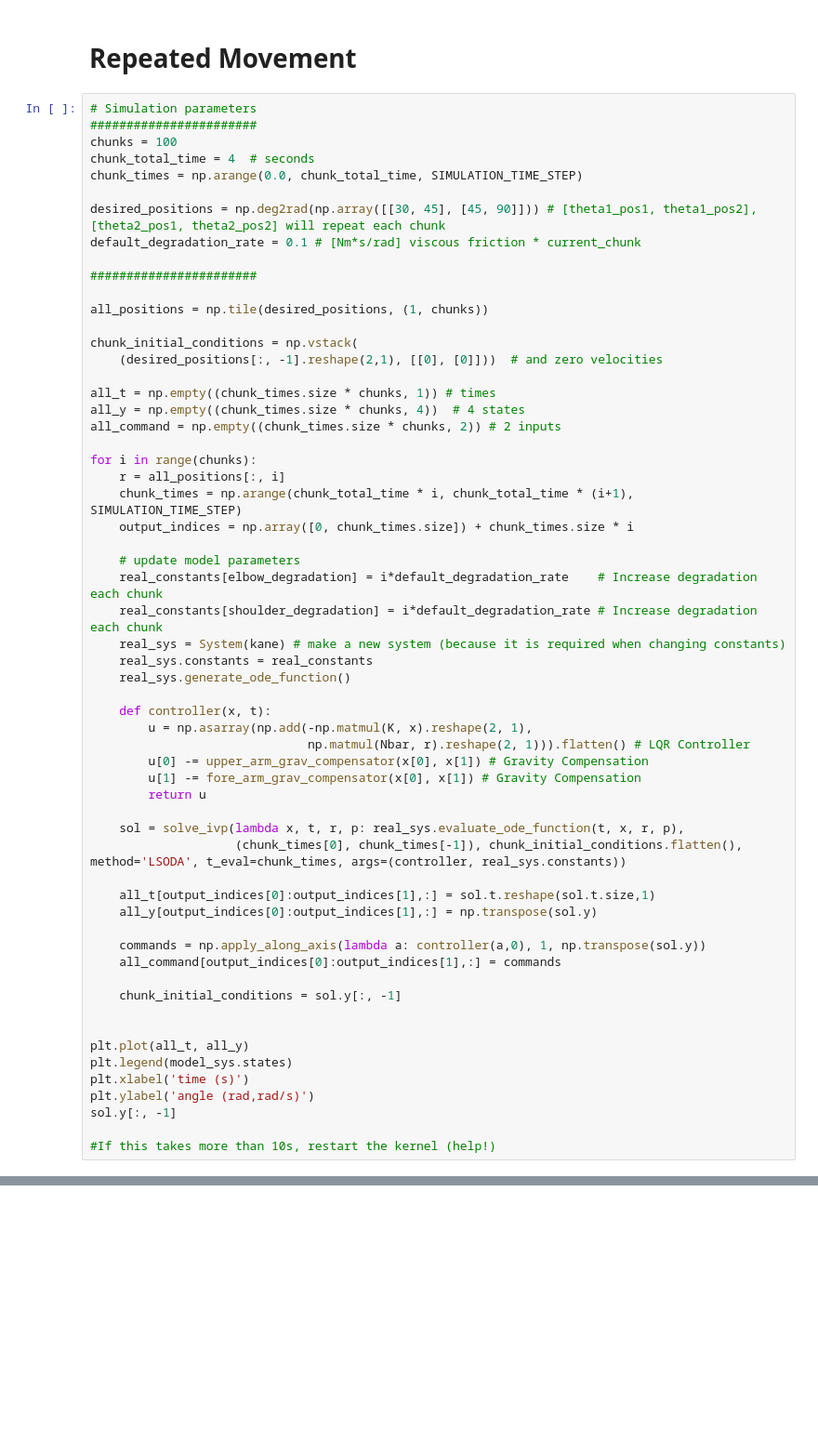
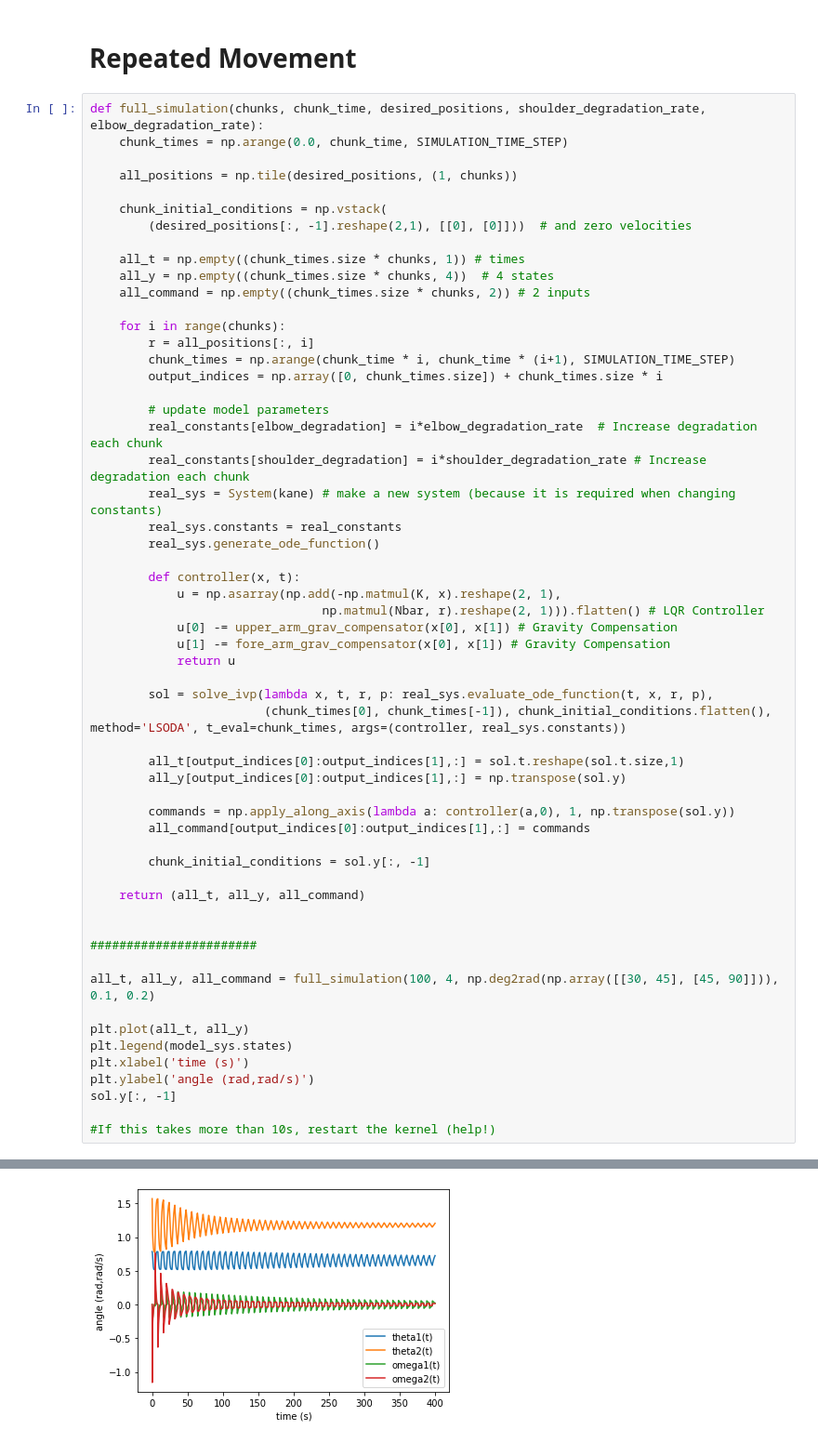
Before and after one commit to jdekarske/2d-robot-prognostics, a Jupyter notebook: visualization.ipynb, the cells around one changed output, grey strips where cells are left out. Shown at 93% size. Cells and saved outputs as stored; diff of their text form; blank space fills up the shorter version.

```diff
--- a/visualization.ipynb
+++ b/visualization.ipynb
@@ -134,56 +145,54 @@ scene.times = sol.t
 # %% [markdown]
 # Repeated Movement
 # %%
-# Simulation parameters
-#######################
-chunks = 100
-chunk_total_time = 4  # seconds
-chunk_times = np.arange(0.0, chunk_total_time, SIMULATION_TIME_STEP)
+def full_simulation(chunks, chunk_time, desired_positions, shoulder_degradation_rate, elbow_degradation_rate):
+    chunk_times = np.arange(0.0, chunk_time, SIMULATION_TIME_STEP)
 
-desired_positions = np.deg2rad(np.array([[30, 45], [45, 90]])) # [theta1_pos1, theta1_pos2], [theta2_pos1, theta2_pos2] will repeat each chunk
-default_degradation_rate = 0.1 # [Nm*s/rad] viscous friction * current_chunk
+    all_positions = np.tile(desired_positions, (1, chunks))
+
+    chunk_initial_conditions = np.vstack(
+        (desired_positions[:, -1].reshape(2,1), [[0], [0]]))  # and zero velocities
+
+    all_t = np.empty((chunk_times.size * chunks, 1)) # times
+    all_y = np.empty((chunk_times.size * chunks, 4))  # 4 states
+    all_command = np.empty((chunk_times.size * chunks, 2)) # 2 inputs
+
+    for i in range(chunks):
+        r = all_positions[:, i]
+        chunk_times = np.arange(chunk_time * i, chunk_time * (i+1), SIMULATION_TIME_STEP)
+        output_indices = np.array([0, chunk_times.size]) + chunk_times.size * i
+
+        # update model parameters
+        real_constants[elbow_degradation] = i*elbow_degradation_rate  # Increase degradation each chunk
+        real_constants[shoulder_degradation] = i*shoulder_degradation_rate # Increase degradation each chunk
+        real_sys = System(kane) # make a new system (because it is required when changing constants)
+        real_sys.constants = real_constants
+        real_sys.generate_ode_function()
+
+        def controller(x, t):
+            u = np.asarray(np.add(-np.matmul(K, x).reshape(2, 1),
+                                np.matmul(Nbar, r).reshape(2, 1))).flatten() # LQR Controller
+            u[0] -= upper_arm_grav_compensator(x[0], x[1]) # Gravity Compensation
+            u[1] -= fore_arm_grav_compensator(x[0], x[1]) # Gravity Compensation
+            return u
+
+        sol = solve_ivp(lambda x, t, r, p: real_sys.evaluate_ode_function(t, x, r, p),
+                        (chunk_times[0], chunk_times[-1]), chunk_initial_conditions.flatten(), method='LSODA', t_eval=chunk_times, args=(controller, real_sys.constants))
+
+        all_t[output_indices[0]:output_indices[1],:] = sol.t.reshape(sol.t.size,1)
+        all_y[output_indices[0]:output_indices[1],:] = np.transpose(sol.y)
+
+        commands = np.apply_along_axis(lambda a: controller(a,0), 1, np.transpose(sol.y))
+        all_command[output_indices[0]:output_indices[1],:] = commands
+
+        chunk_initial_conditions = sol.y[:, -1]
+
+    return (all_t, all_y, all_command)
+
 
 #######################
 
-all_positions = np.tile(desired_positions, (1, chunks))
-
-chunk_initial_conditions = np.vstack(
-    (desired_positions[:, -1].reshape(2,1), [[0], [0]]))  # and zero velocities
-
-all_t = np.empty((chunk_times.size * chunks, 1)) # times
-all_y = np.empty((chunk_times.size * chunks, 4))  # 4 states
-all_command = np.empty((chunk_times.size * chunks, 2)) # 2 inputs
-
-for i in range(chunks):
-    r = all_positions[:, i]
-    chunk_times = np.arange(chunk_total_time * i, chunk_total_time * (i+1), SIMULATION_TIME_STEP)
-    output_indices = np.array([0, chunk_times.size]) + chunk_times.size * i
-
-    # update model parameters
-    real_constants[elbow_degradation] = i*default_degradation_rate    # Increase degradation each chunk
-    real_constants[shoulder_degradation] = i*default_degradation_rate # Increase degradation each chunk
-    real_sys = System(kane) # make a new system (because it is required when changing constants)
-    real_sys.constants = real_constants
-    real_sys.generate_ode_function()
-
-    def controller(x, t):
-        u = np.asarray(np.add(-np.matmul(K, x).reshape(2, 1),
-                              np.matmul(Nbar, r).reshape(2, 1))).flatten() # LQR Controller
-        u[0] -= upper_arm_grav_compensator(x[0], x[1]) # Gravity Compensation
-        u[1] -= fore_arm_grav_compensator(x[0], x[1]) # Gravity Compensation
-        return u
-
-    sol = solve_ivp(lambda x, t, r, p: real_sys.evaluate_ode_function(t, x, r, p),
-                    (chunk_times[0], chunk_times[-1]), chunk_initial_conditions.flatten(), method='LSODA', t_eval=chunk_times, args=(controller, real_sys.constants))
-
-    all_t[output_indices[0]:output_indices[1],:] = sol.t.reshape(sol.t.size,1)
-    all_y[output_indices[0]:output_indices[1],:] = np.transpose(sol.y)
-
-    commands = np.apply_along_axis(lambda a: controller(a,0), 1, np.transpose(sol.y))
-    all_command[output_indices[0]:output_indices[1],:] = commands
-
-    chunk_initial_conditions = sol.y[:, -1]
-
+all_t, all_y, all_command = full_simulation(100, 4, np.deg2rad(np.array([[30, 45], [45, 90]])), 0.1, 0.2)
 
 plt.plot(all_t, all_y)
 plt.legend(model_sys.states)
@@ -192,3 +201,4 @@ plt.ylabel('angle (rad,rad/s)')
 sol.y[:, -1]
 
 #If this takes more than 10s, restart the kernel (help!)
+# %% [output]
@@ -195,3 +206,4 @@ sol.y[:, -1]
+[figure, added]
 # %%
 plt.plot(all_t, all_command)
 plt.legend(model_sys.specifieds_symbols)
```
Also changed, not shown: parts of 8 cells of this notebook, 1 other file.
